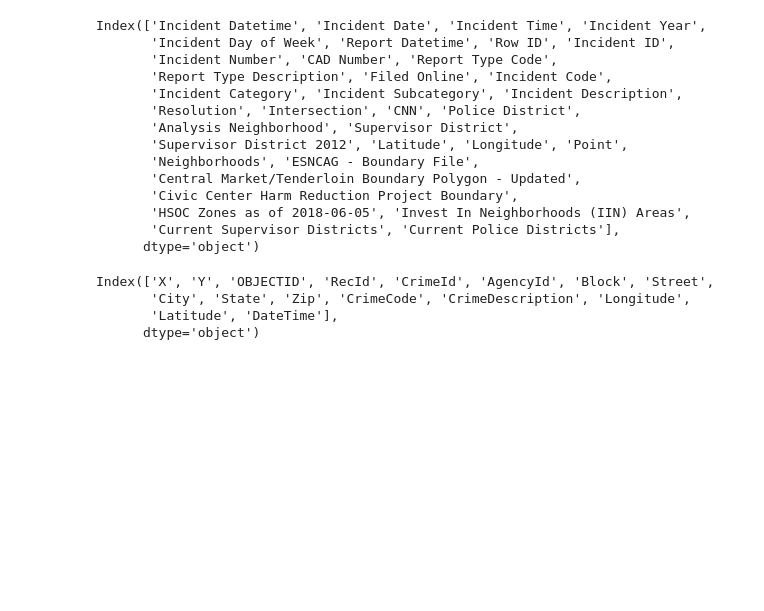
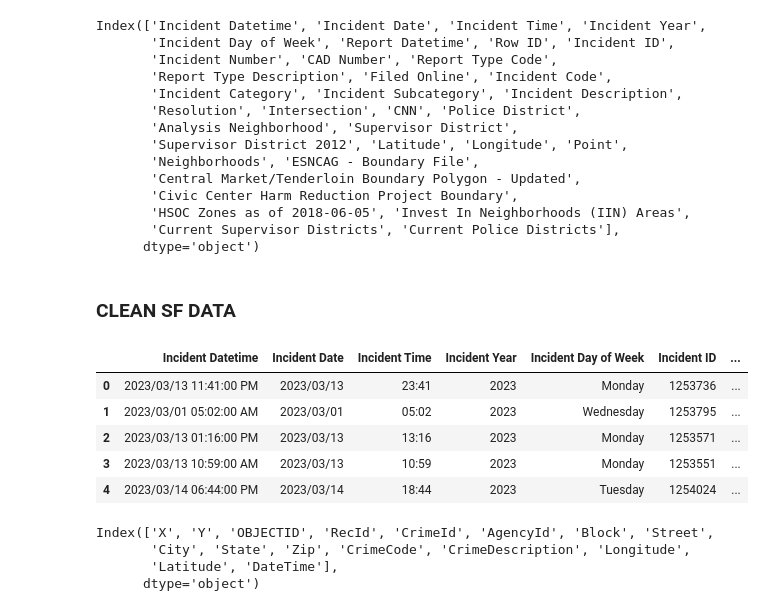
Before and after one commit to mvoutov/ieor142-ml, a Jupyter notebook: CrimePredict.ipynb, the cells around one changed output. Drawn from its saved outputs; the diff is of its cells as text; code cells hidden in the pictures; blank space fills up the shorter version.

Commit message:
clean sf_data columns

```diff
--- a/CrimePredict.ipynb
+++ b/CrimePredict.ipynb
@@ -154,6 +101,24 @@ Index(['Incident Datetime', 'Incident Date', 'Incident Time', 'Incident Year',
        'HSOC Zones as of 2018-06-05', 'Invest In Neighborhoods (IIN) Areas',
        'Current Supervisor Districts', 'Current Police Districts'],
       dtype='object')
+# %% [markdown]
+### CLEAN SF DATA
+# %%
+sf_data = sf_data[['Incident Datetime', 'Incident Date', 'Incident Time', 'Incident Year',
+       'Incident Day of Week', 'Incident ID',
+       'Incident Category', 'Incident Subcategory',
+       'Intersection', 'CNN', 'Police District',
+       'Analysis Neighborhood', 'Supervisor District',
+       'Supervisor District 2012', 'Latitude', 'Longitude'
+      ]]
+sf_data.head()
+# %% [output]
+|  | Incident Datetime | Incident Date | Incident Time | Incident Year | Incident Day of Week | Incident ID | ... |
+| 0 | 2023/03/13 11:41:00 PM | 2023/03/13 | 23:41 | 2023 | Monday | 1253736 | ... |
+| 1 | 2023/03/01 05:02:00 AM | 2023/03/01 | 05:02 | 2023 | Wednesday | 1253795 | ... |
+| 2 | 2023/03/13 01:16:00 PM | 2023/03/13 | 13:16 | 2023 | Monday | 1253571 | ... |
+| 3 | 2023/03/13 10:59:00 AM | 2023/03/13 | 10:59 | 2023 | Monday | 1253551 | ... |
+| 4 | 2023/03/14 06:44:00 PM | 2023/03/14 | 18:44 | 2023 | Tuesday | 1254024 | ... |
 # %%
 al_data.columns
 # %% [output]
```
Also changed, not shown: parts of 4 cells of this notebook.
